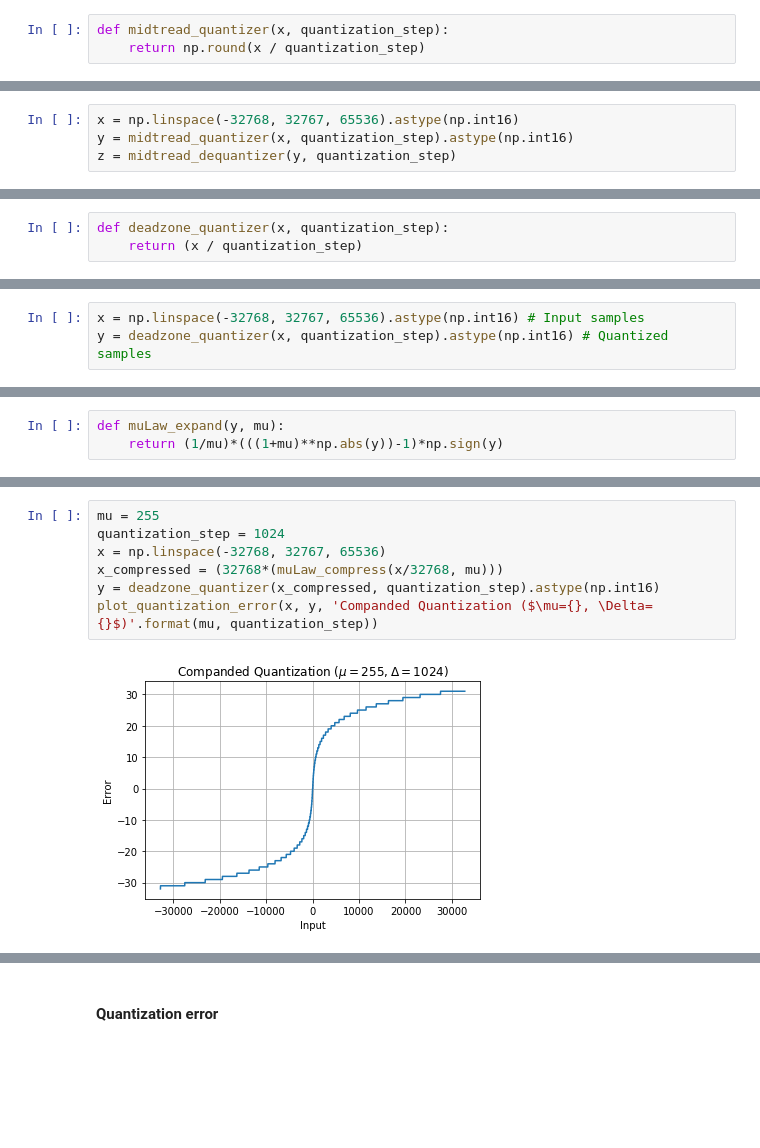
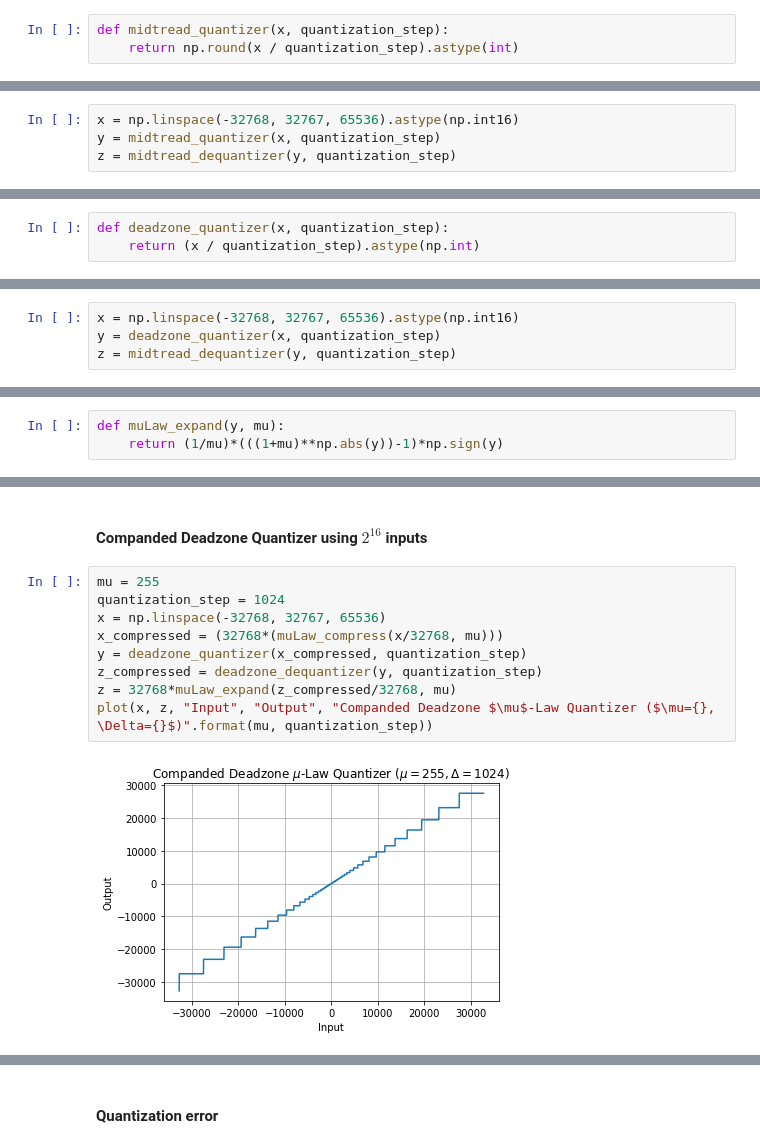
Before and after one commit to Tecnologias-multimedia/Tecnologias-multimedia.github.io, a Jupyter notebook: study_guide/quantization/graphics/quantization.ipynb, the cells around one changed output, grey strips where cells are left out. Saved outputs shown, nothing was run; the diff lists cells and outputs as text; blank space fills up the shorter version.

```diff
--- a/study_guide/quantization/graphics/quantization.ipynb
+++ b/study_guide/quantization/graphics/quantization.ipynb
@@ -51,7 +51,7 @@ def print_center(x, y, z, n):
 ### A.a. Midtread ("round") Quantization
 # %%
 def midtread_quantizer(x, quantization_step):
-    return np.round(x / quantization_step)
+    return np.round(x / quantization_step).astype(int)
 # %%
 def midtread_dequantizer(y, quantization_step):
     return y * quantization_step
@@ -244,7 +242,7 @@ plot(x, error, "Input Sample", "Quantization Error", "Uniform Midtread (\"round\
 #### Working with signed integers of 16 bits
 # %%
 x = np.linspace(-32768, 32767, 65536).astype(np.int16)
-y = midtread_quantizer(x, quantization_step).astype(np.int16)
+y = midtread_quantizer(x, quantization_step)
 z = midtread_dequantizer(y, quantization_step)
 # %%
 print(f"{'Input':>6s} {'Output':>6s} {'Recons':>6s}")
@@ -277,7 +275,7 @@ For $\Delta=1$, $65536$ different values are represented by $16385$ values.
 ### A.b. Deadzone ("truncation") Quantization
 # %%
 def deadzone_quantizer(x, quantization_step):
-    return (x / quantization_step)
+    return (x / quantization_step).astype(np.int)
 # %%
 def deadzone_dequantizer(y, quantization_step):
     return y * quantization_step
@@ -304,6 +302,7 @@ plot_quantization_error(x_plot, error_plot, 'Quantization error for Uniform Dead
 # %% [markdown]
 #### Compute output for each possible input using 16 bits
 # %%
-x = np.linspace(-32768, 32767, 65536).astype(np.int16) # Input samples
-y = deadzone_quantizer(x, quantization_step).astype(np.int16) # Quantized samples
+x = np.linspace(-32768, 32767, 65536).astype(np.int16)
+y = deadzone_quantizer(x, quantization_step)
+z = midtread_dequantizer(y, quantization_step)
 # %%
@@ -365,9 +366,13 @@ plot_quantization_error(x, x_recons, 'Expansion(Compression(Input))'.format(mu))
+# %% [markdown]
+#### Companded Deadzone Quantizer using $2^16$ inputs
 # %%
 mu = 255
 quantization_step = 1024
 x = np.linspace(-32768, 32767, 65536)
 x_compressed = (32768*(muLaw_compress(x/32768, mu)))
-y = deadzone_quantizer(x_compressed, quantization_step).astype(np.int16)
-plot_quantization_error(x, y, 'Companded Quantization ($\mu={}, \Delta={}$)'.format(mu, quantization_step))
+y = deadzone_quantizer(x_compressed, quantization_step)
+z_compressed = deadzone_dequantizer(y, quantization_step)
+z = 32768*muLaw_expand(z_compressed/32768, mu)
+plot(x, z, "Input", "Output", "Companded Deadzone $\mu$-Law Quantizer ($\mu={}, \Delta={}$)".format(mu, quantization_step))
 # %% [output]
-[figure, old version]
+[figure, new version]
```
Also changed, not shown: parts of 35 cells of this notebook.
